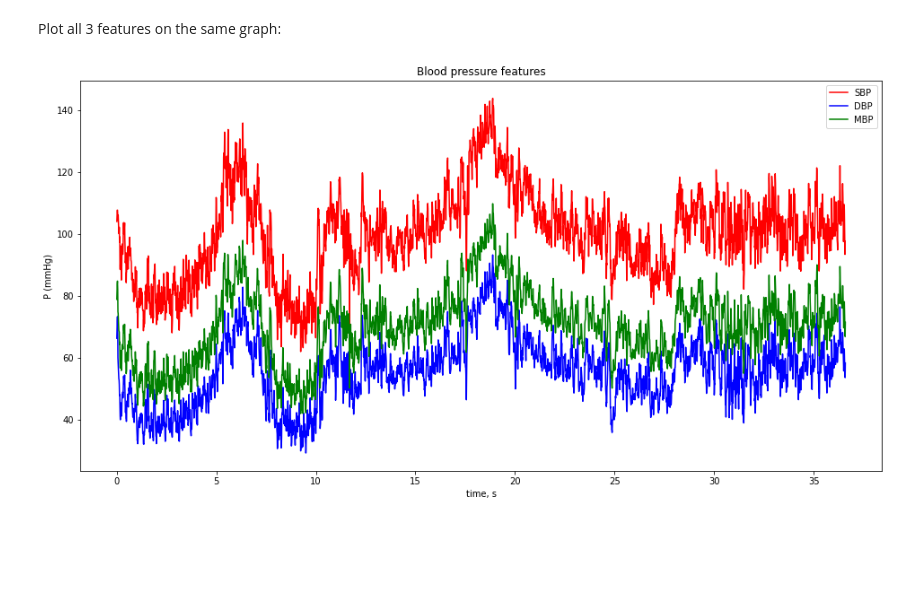
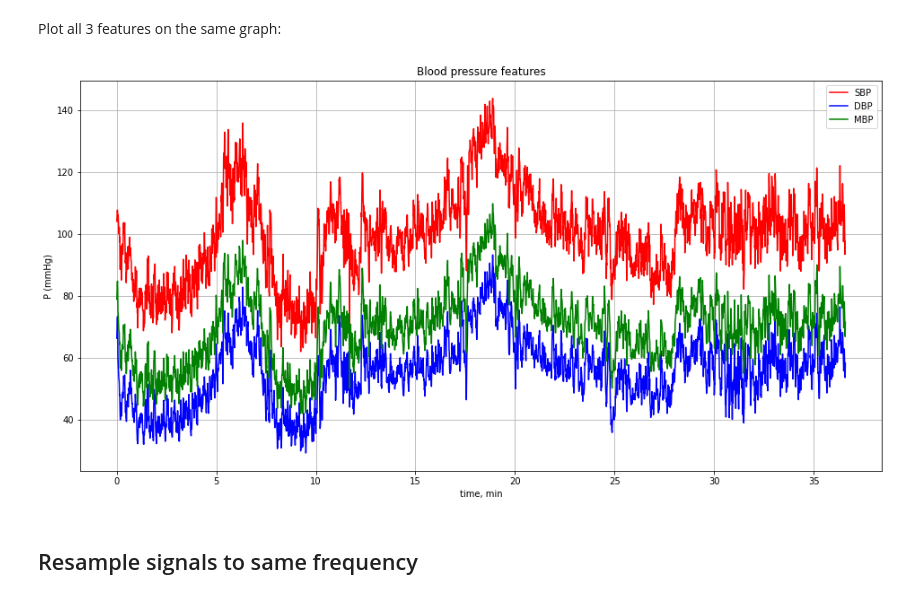
Before and after one commit to Double-Bonus/BP-estimation, a Jupyter notebook: bloodEstimate.ipynb, the cells around one changed output. Drawn from its saved outputs; the diff is of its cells as text; code cells hidden in the pictures; blank space fills up the shorter version.

```diff
--- a/bloodEstimate.ipynb
+++ b/bloodEstimate.ipynb
@@ -95,17 +99,20 @@ Plot all 3 features on the same graph:
 # %%
 plt.figure()
 t_SBP=locSBP[:sigLen] / f_bp;
 plt.plot(t_SBP/60,SBP,'r', label='SBP')
 
 t_DBP=locDBP[:sigLen] / f_bp;
 plt.plot(t_DBP/60, DBP,'b', label='DBP')
 
 t_MBP = range(0, sigLen) #TODO: check this
 plt.plot(t_DBP/60, MBP,'g', label='MBP')
 plt.legend()
 plt.title('Blood pressure features')
 plt.ylabel('P (mmHg)')
-plt.xlabel('time, s')
+plt.xlabel('time, min')
+plt.grid()
 plt.show()
 # %% [output]
-[figure, old version]
+[figure, new version]
+# %% [markdown]
+## Resample signals to same frequency
```
Also changed, not shown: parts of 13 cells of this notebook, 1 other file.
